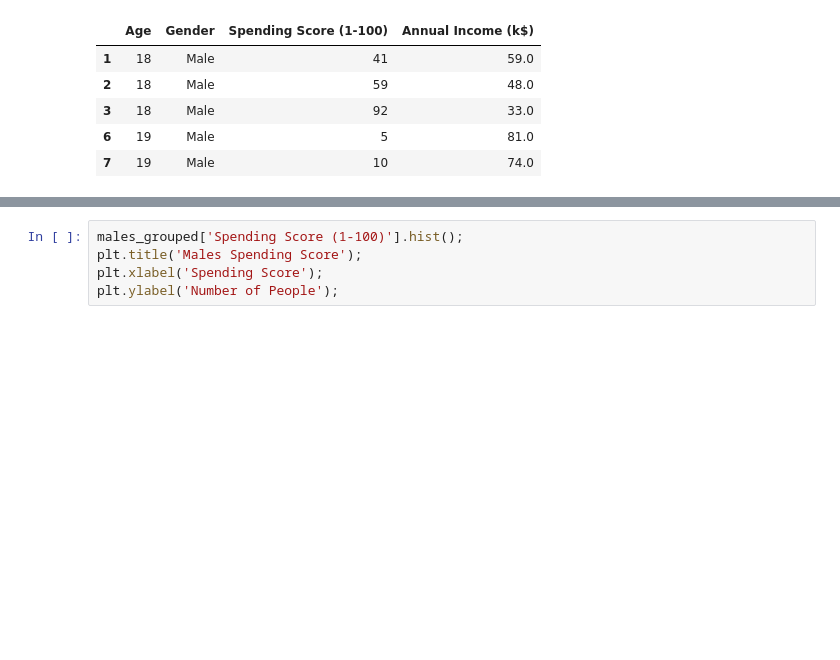
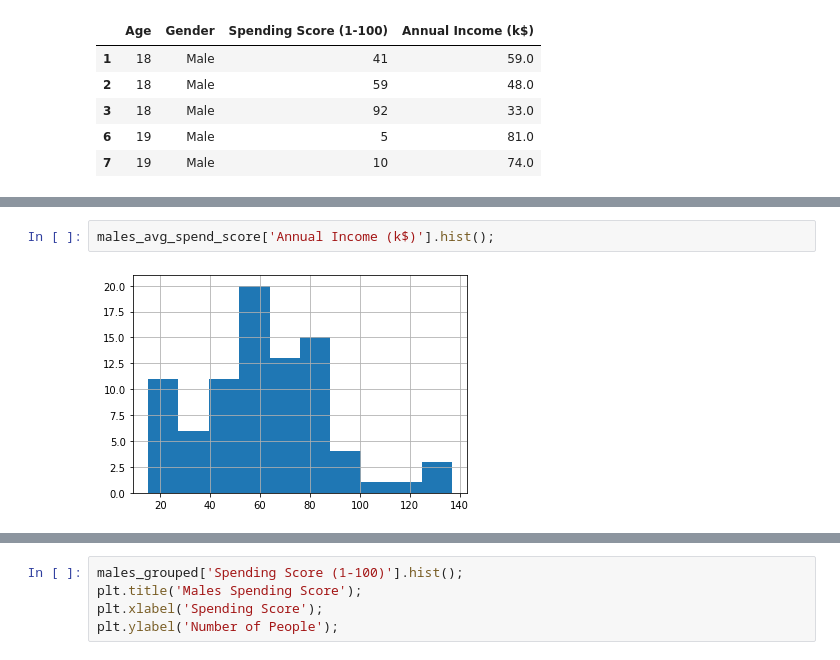
Before and after one commit to ipatel467/Customer-Segmentation, a Jupyter notebook: index.ipynb, the cells around one changed output, grey strips where cells are left out. Cells and saved outputs as stored; diff of their text form; blank space fills up the shorter version.

```diff
--- a/index.ipynb
+++ b/index.ipynb
@@ -183,0 +191,4 @@ avg_spend_score.head()
+# %%
+males_avg_spend_score['Annual Income (k$)'].hist();
+# %% [output]
+[figure, added]
```
Also changed, not shown: parts of 6 cells of this notebook.
